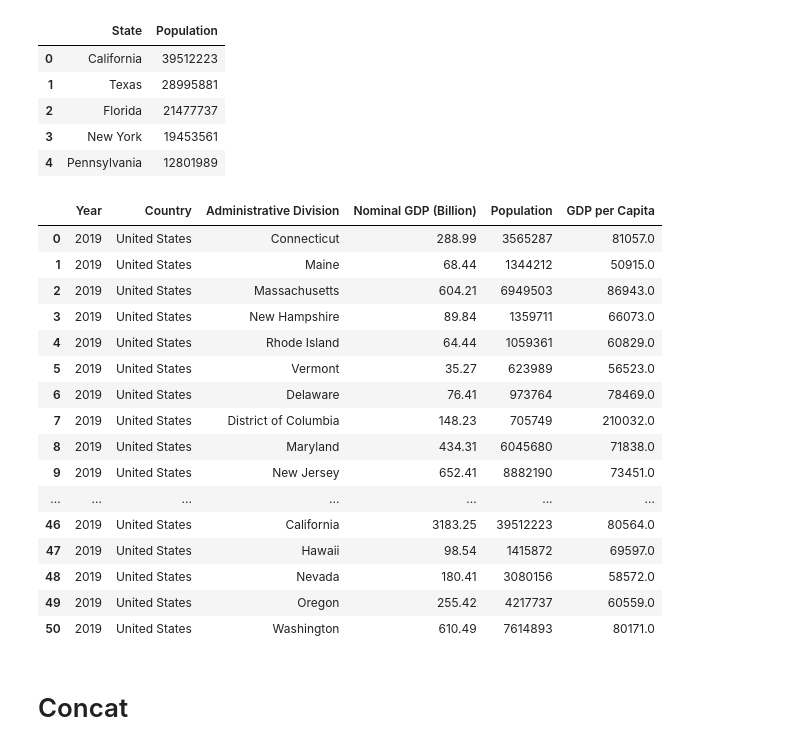
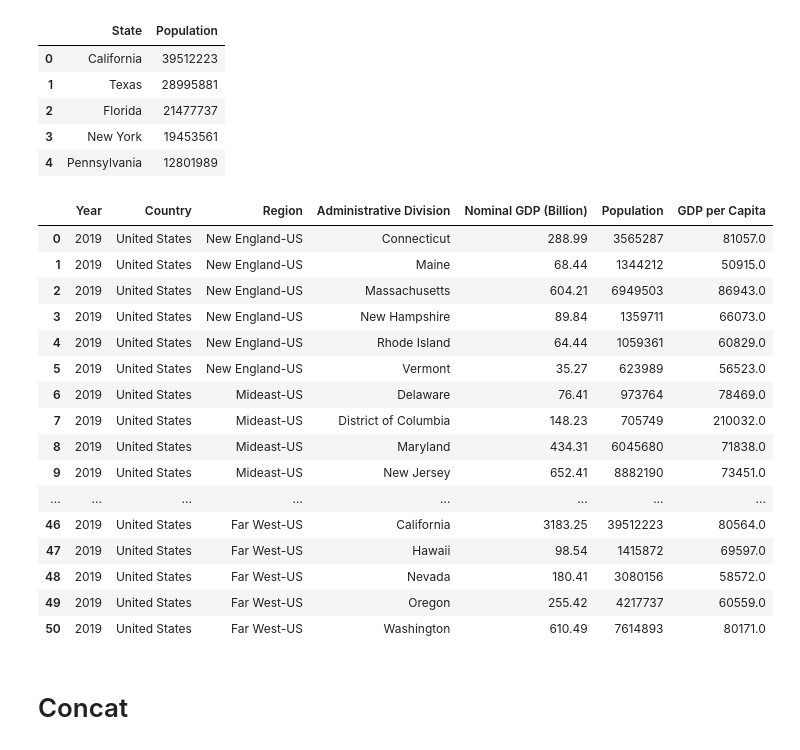
Before and after one commit to david880110/Economy-by-Country, a Jupyter notebook: data_cleaning.ipynb, the cells around one changed output. Cells and saved outputs as stored; diff of their text form; code cells hidden in the pictures.

```diff
--- a/data_cleaning.ipynb
+++ b/data_cleaning.ipynb
@@ -118,46 +121,49 @@ df_pop_usa.head()
 # %%
 # Strip leading and trailng white space in State column
 df_gdp_usa['State'] = df_gdp_usa['State'].str.strip()
 df_pop_usa['State'] = df_pop_usa['State'].str.strip()
 
 # Merge dataframe for China
 df_usa = pd.DataFrame.merge(df_gdp_usa,df_pop_usa,how='left',on='State')
 
 # Add column
 df_usa['Country'] = 'United States'
 df_usa['Year'] = '2019'
 
 # Rename column
 df_usa.rename(columns={'State':'Administrative Division'}, inplace=True)
 
 # Re-order Columns
-df_usa = df_usa[['Year','Country','Administrative Division','Nominal GDP (Billion)','Population']]
+df_usa = df_usa[['Year','Country','Region','Administrative Division','Nominal GDP (Billion)','Population']]
 
 # Calculate GDP per Capita
 df_usa['GDP per Capita'] = (df_usa['Nominal GDP (Billion)'] / df_usa['Population'])*1000000000
 
 # Set 0 decimal places
 df_usa['GDP per Capita'] = df_usa['GDP per Capita'].round(0)
 
+# Concat 'US' to all value in[Region]
+df_usa['Region'] = df_usa['Region'].map(str) + '-US'
+
 df_usa
 # %% [output]
-|  | Year | Country | Administrative Division | Nominal GDP (Billion) | Population | GDP per Capita |
-| 0 | 2019 | United States | Connecticut | 288.99 | 3565287 | 81057.0 |
-| 1 | 2019 | United States | Maine | 68.44 | 1344212 | 50915.0 |
-| 2 | 2019 | United States | Massachusetts | 604.21 | 6949503 | 86943.0 |
-| 3 | 2019 | United States | New Hampshire | 89.84 | 1359711 | 66073.0 |
-| 4 | 2019 | United States | Rhode Island | 64.44 | 1059361 | 60829.0 |
-| 5 | 2019 | United States | Vermont | 35.27 | 623989 | 56523.0 |
-| 6 | 2019 | United States | Delaware | 76.41 | 973764 | 78469.0 |
-| 7 | 2019 | United States | District of Columbia | 148.23 | 705749 | 210032.0 |
-| 8 | 2019 | United States | Maryland | 434.31 | 6045680 | 71838.0 |
-| 9 | 2019 | United States | New Jersey | 652.41 | 8882190 | 73451.0 |
-| ... | ... | ... | ... | ... | ... | ... |
-| 46 | 2019 | United States | California | 3183.25 | 39512223 | 80564.0 |
-| 47 | 2019 | United States | Hawaii | 98.54 | 1415872 | 69597.0 |
-| 48 | 2019 | United States | Nevada | 180.41 | 3080156 | 58572.0 |
-| 49 | 2019 | United States | Oregon | 255.42 | 4217737 | 60559.0 |
-| 50 | 2019 | United States | Washington | 610.49 | 7614893 | 80171.0 |
+|  | Year | Country | Region | Administrative Division | Nominal GDP (Billion) | Population | GDP per Capita |
+| 0 | 2019 | United States | New England-US | Connecticut | 288.99 | 3565287 | 81057.0 |
+| 1 | 2019 | United States | New England-US | Maine | 68.44 | 1344212 | 50915.0 |
+| 2 | 2019 | United States | New England-US | Massachusetts | 604.21 | 6949503 | 86943.0 |
+| 3 | 2019 | United States | New England-US | New Hampshire | 89.84 | 1359711 | 66073.0 |
+| 4 | 2019 | United States | New England-US | Rhode Island | 64.44 | 1059361 | 60829.0 |
+| 5 | 2019 | United States | New England-US | Vermont | 35.27 | 623989 | 56523.0 |
+| 6 | 2019 | United States | Mideast-US | Delaware | 76.41 | 973764 | 78469.0 |
+| 7 | 2019 | United States | Mideast-US | District of Columbia | 148.23 | 705749 | 210032.0 |
+| 8 | 2019 | United States | Mideast-US | Maryland | 434.31 | 6045680 | 71838.0 |
+| 9 | 2019 | United States | Mideast-US | New Jersey | 652.41 | 8882190 | 73451.0 |
+| ... | ... | ... | ... | ... | ... | ... | ... |
+| 46 | 2019 | United States | Far West-US | California | 3183.25 | 39512223 | 80564.0 |
+| 47 | 2019 | United States | Far West-US | Hawaii | 98.54 | 1415872 | 69597.0 |
+| 48 | 2019 | United States | Far West-US | Nevada | 180.41 | 3080156 | 58572.0 |
+| 49 | 2019 | United States | Far West-US | Oregon | 255.42 | 4217737 | 60559.0 |
+| 50 | 2019 | United States | Far West-US | Washington | 610.49 | 7614893 | 80171.0 |
 # %% [markdown]
 # Concat
 # %%
```
Also changed, not shown: parts of 2 cells of this notebook, 5 other files.
